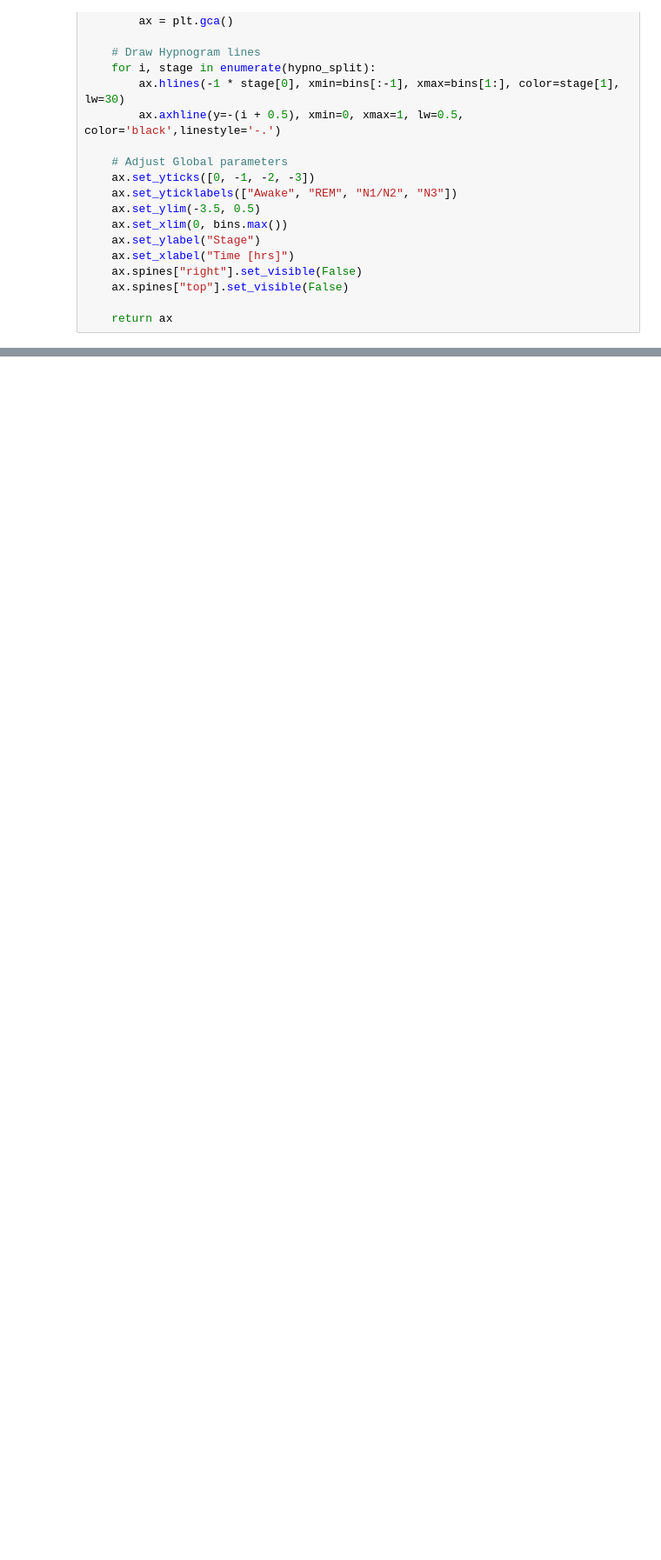
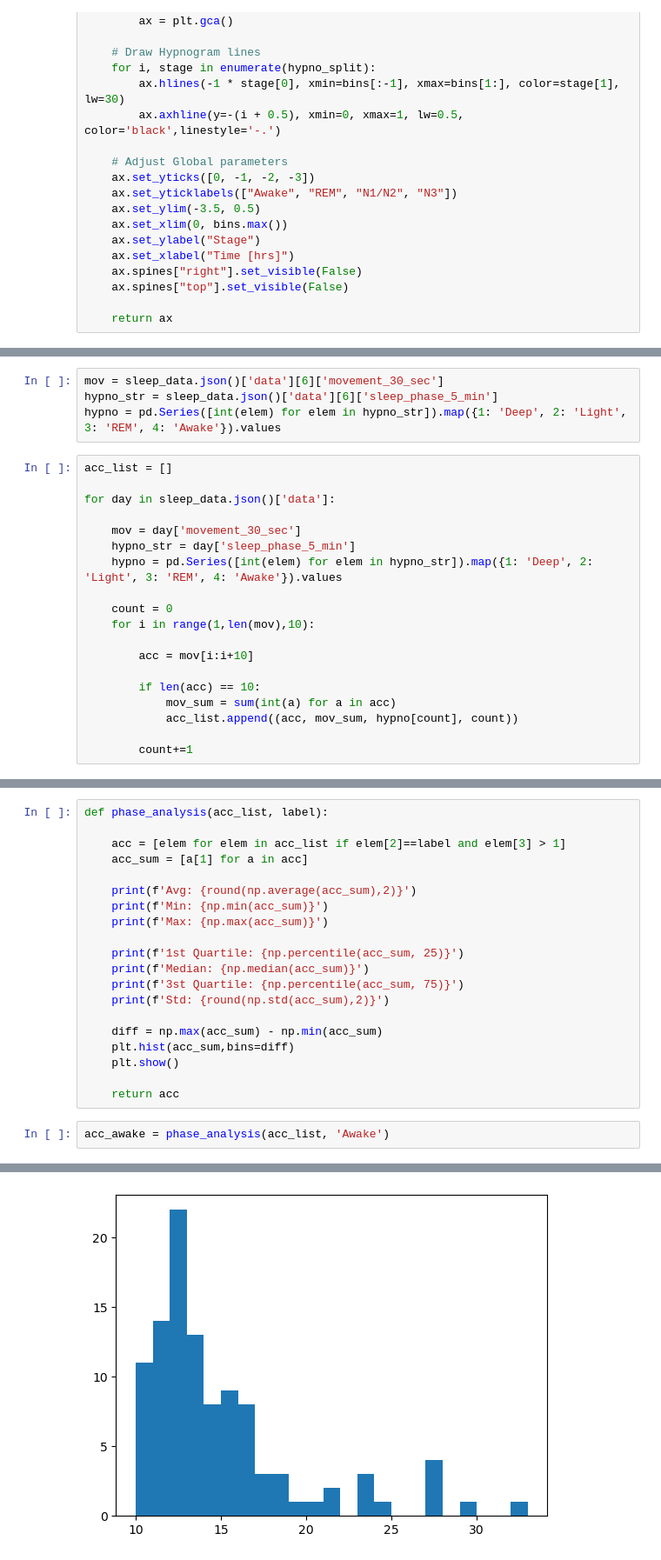
Before and after one commit to DiassIgor/sleeping-mask, a Jupyter notebook: hypnogram.ipynb, the cells around one changed output, grey strips where cells are left out. Shown at 87% size. Drawn from its saved outputs; the diff is of its cells as text; blank space fills up the shorter version.

Commit message:
feat: First stage analysis

```diff
--- a/hypnogram.ipynb
+++ b/hypnogram.ipynb
@@ -112,0 +125,23 @@ sleep_data.json()['data'][8]
+# %%
+mov = sleep_data.json()['data'][6]['movement_30_sec']
+hypno_str = sleep_data.json()['data'][6]['sleep_phase_5_min']
+hypno = pd.Series([int(elem) for elem in hypno_str]).map({1: 'Deep', 2: 'Light', 3: 'REM', 4: 'Awake'}).values
+# %%
+acc_list = []
+
+for day in sleep_data.json()['data']:
+
+    mov = day['movement_30_sec']
+    hypno_str = day['sleep_phase_5_min']
+    hypno = pd.Series([int(elem) for elem in hypno_str]).map({1: 'Deep', 2: 'Light', 3: 'REM', 4: 'Awake'}).values
+
+    count = 0
+    for i in range(1,len(mov),10):
+
+        acc = mov[i:i+10]
+
+        if len(acc) == 10:
+            mov_sum = sum(int(a) for a in acc)
+            acc_list.append((acc, mov_sum, hypno[count], count))
+
+        count+=1
@@ -112,0 +152,23 @@ sleep_data.json()['data'][8]
+# %%
+def phase_analysis(acc_list, label):
+
+    acc = [elem for elem in acc_list if elem[2]==label and elem[3] > 1]
+    acc_sum = [a[1] for a in acc]
+
+    print(f'Avg: {round(np.average(acc_sum),2)}')
+    print(f'Min: {np.min(acc_sum)}')
+    print(f'Max: {np.max(acc_sum)}')
+
+    print(f'1st Quartile: {np.percentile(acc_sum, 25)}')
+    print(f'Median: {np.median(acc_sum)}')
+    print(f'3st Quartile: {np.percentile(acc_sum, 75)}')
+    print(f'Std: {round(np.std(acc_sum),2)}')
+
+    diff = np.max(acc_sum) - np.min(acc_sum)
+    plt.hist(acc_sum,bins=diff)
+    plt.show()
+
+    return acc
+# %%
+acc_awake = phase_analysis(acc_list, 'Awake')
+# %% [output]
@@ -112,0 +182 @@ sleep_data.json()['data'][8]
+[figure, added]
```
Also changed, not shown: parts of 13 cells of this notebook.
